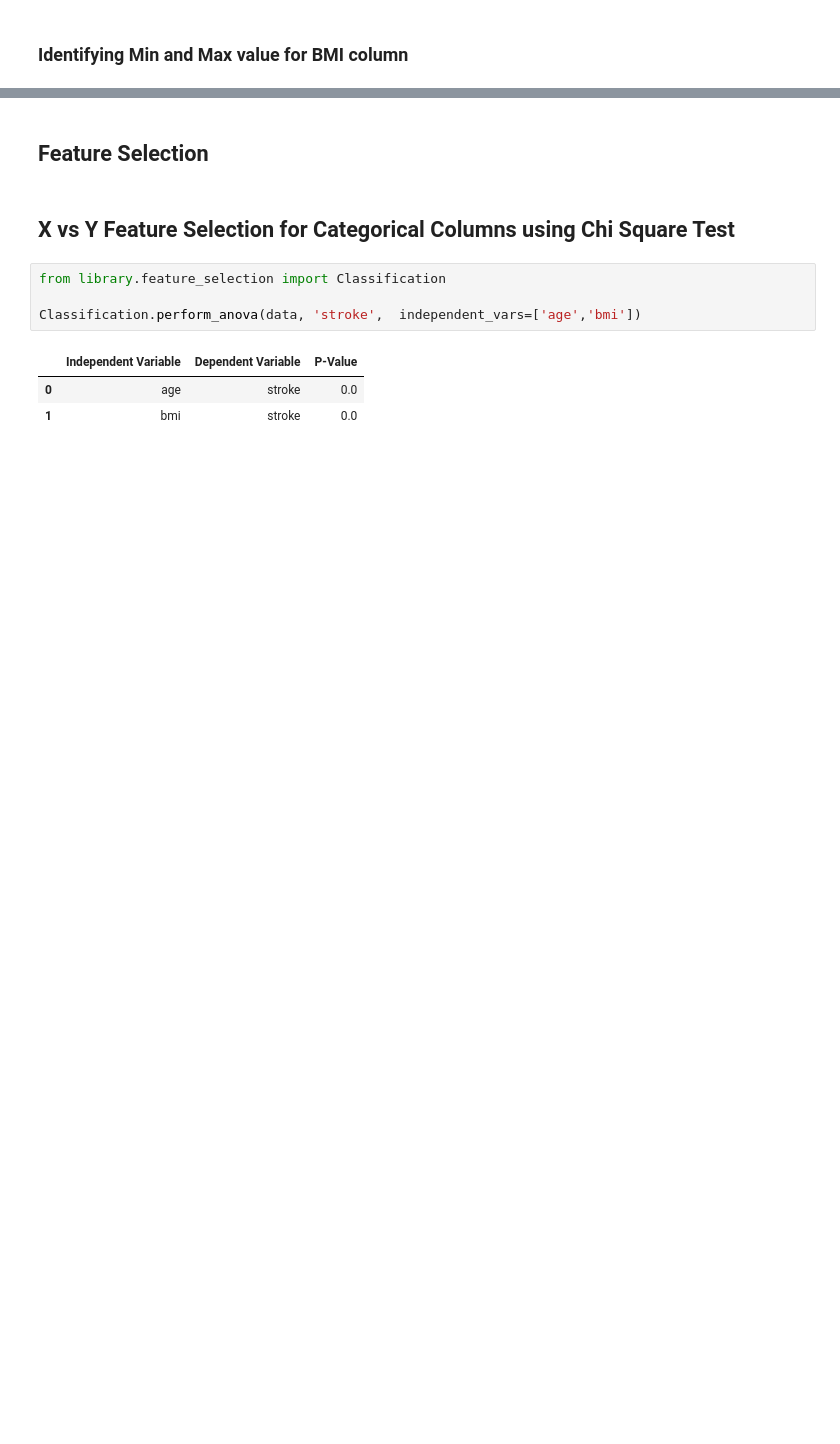
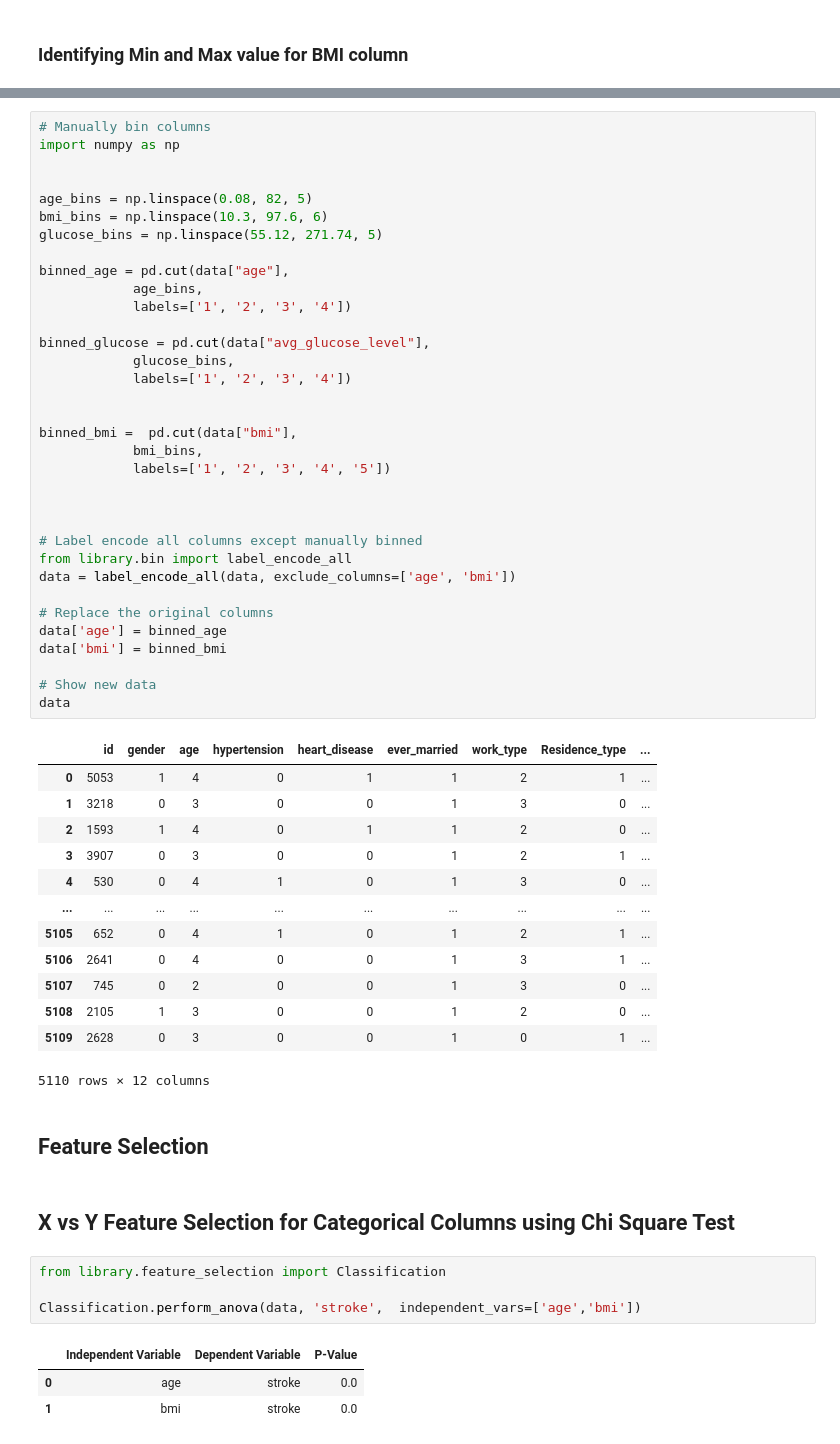
Before and after one commit to danodoms/Classification-Models-Evaluation, a Jupyter notebook: final exam.ipynb, the cells around one changed output, grey strips where cells are left out. Cells and saved outputs as stored; diff of their text form; blank space fills up the shorter version.

Commit message:
added label encoding

```diff
--- a/final exam.ipynb
+++ b/final exam.ipynb
@@ -182,3 +181,51 @@ binned_bmi =  pd.cut(data["bmi"],
+# %%
+# Manually bin columns
+import numpy as np
+
+
+age_bins = np.linspace(0.08, 82, 5)
+bmi_bins = np.linspace(10.3, 97.6, 6)
+glucose_bins = np.linspace(55.12, 271.74, 5)
+
+binned_age = pd.cut(data["age"],
+            age_bins,
+            labels=['1', '2', '3', '4'])
+
+binned_glucose = pd.cut(data["avg_glucose_level"],
+            glucose_bins,
+            labels=['1', '2', '3', '4'])
+
+
+binned_bmi =  pd.cut(data["bmi"],
+            bmi_bins,
+            labels=['1', '2', '3', '4', '5'])
+
+
+
+# Label encode all columns except manually binned
+from library.bin import label_encode_all
+data = label_encode_all(data, exclude_columns=['age', 'bmi'])
+
+# Replace the original columns
+data['age'] = binned_age
+data['bmi'] = binned_bmi
+
+# Show new data
+data
+# %% [output]
+|  | id | gender | age | hypertension | heart_disease | ever_married | work_type | Residence_type | ... |
+| 0 | 5053 | 1 | 4 | 0 | 1 | 1 | 2 | 1 | ... |
+| 1 | 3218 | 0 | 3 | 0 | 0 | 1 | 3 | 0 | ... |
+| 2 | 1593 | 1 | 4 | 0 | 1 | 1 | 2 | 0 | ... |
+| 3 | 3907 | 0 | 3 | 0 | 0 | 1 | 2 | 1 | ... |
+| 4 | 530 | 0 | 4 | 1 | 0 | 1 | 3 | 0 | ... |
+| ... | ... | ... | ... | ... | ... | ... | ... | ... | ... |
+| 5105 | 652 | 0 | 4 | 1 | 0 | 1 | 2 | 1 | ... |
+| 5106 | 2641 | 0 | 4 | 0 | 0 | 1 | 3 | 1 | ... |
+| 5107 | 745 | 0 | 2 | 0 | 0 | 1 | 3 | 0 | ... |
+| 5108 | 2105 | 1 | 3 | 0 | 0 | 1 | 2 | 0 | ... |
+| 5109 | 2628 | 0 | 3 | 0 | 0 | 1 | 0 | 1 | ... |
+5110 rows × 12 columns
 # %% [markdown]
 ## **Feature Selection**
 # %% [markdown]
```
Also changed, not shown: parts of 6 cells of this notebook, 1 other file.
